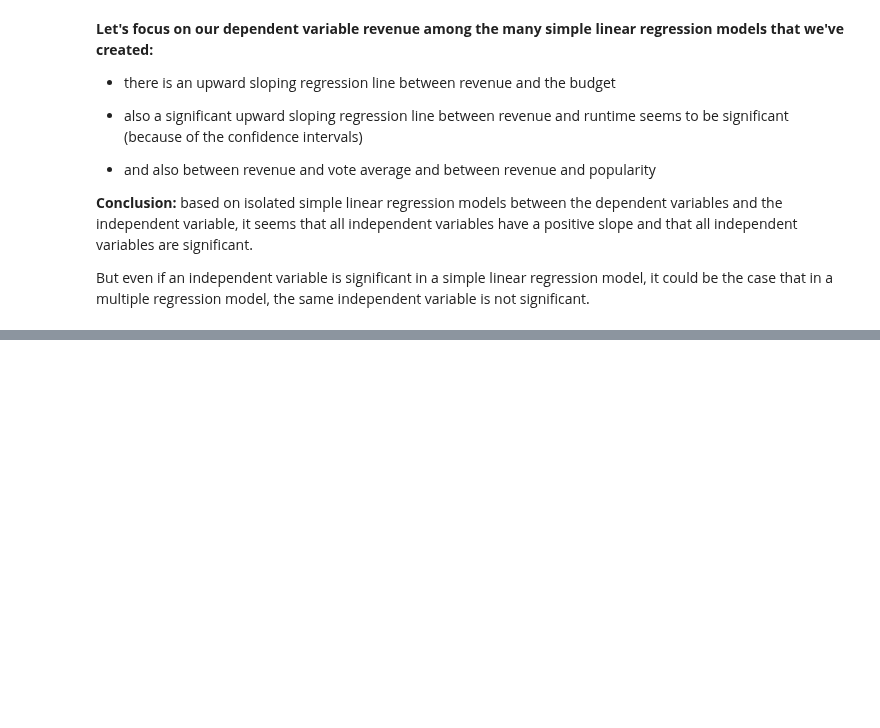
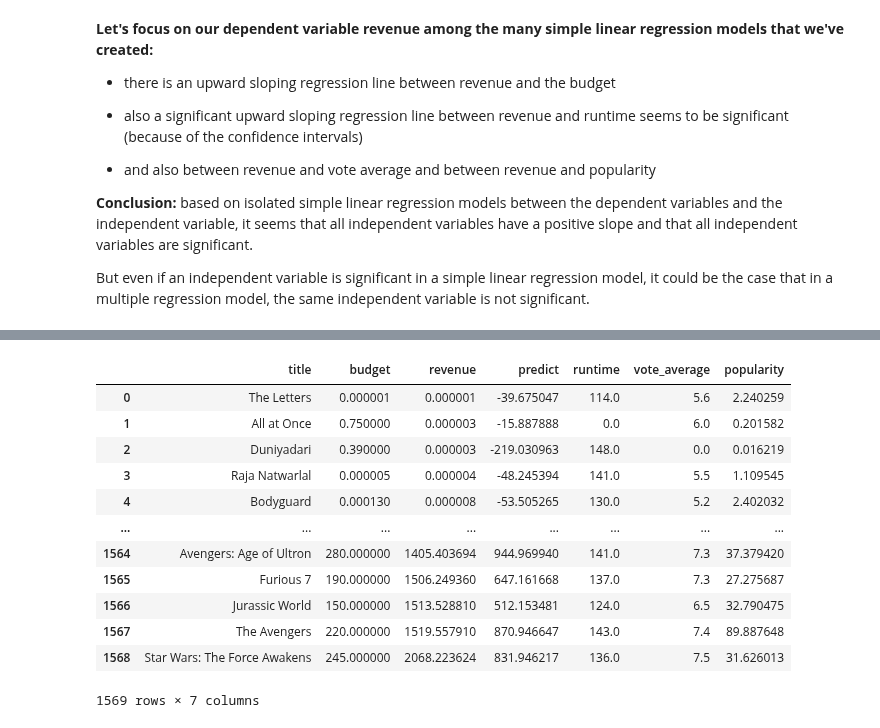
Before and after one commit to mindeleven/Analyzing-financial-data-with-python-and-rust, a Jupyter notebook: algorithmic_trading/python-for-finance-hagmann/Notebooks/ch27012_multiple_regression_model.ipynb, the cells around one changed output, grey strips where cells are left out. Saved outputs shown, nothing was run; the diff lists cells and outputs as text; code cells hidden in the pictures; blank space fills up the shorter version.

```diff
--- a/algorithmic_trading/python-for-finance-hagmann/Notebooks/ch27012_multiple_regression_model.ipynb
+++ b/algorithmic_trading/python-for-finance-hagmann/Notebooks/ch27012_multiple_regression_model.ipynb
@@ -277,0 +402,16 @@ But even if an independent variable is significant in a simple linear regression
+# %%
+df
+# %% [output]
+|  | title | budget | revenue | predict | runtime | vote_average | popularity |
+| 0 | The Letters | 0.000001 | 0.000001 | -39.675047 | 114.0 | 5.6 | 2.240259 |
+| 1 | All at Once | 0.750000 | 0.000003 | -15.887888 | 0.0 | 6.0 | 0.201582 |
+| 2 | Duniyadari | 0.390000 | 0.000003 | -219.030963 | 148.0 | 0.0 | 0.016219 |
+| 3 | Raja Natwarlal | 0.000005 | 0.000004 | -48.245394 | 141.0 | 5.5 | 1.109545 |
+| 4 | Bodyguard | 0.000130 | 0.000008 | -53.505265 | 130.0 | 5.2 | 2.402032 |
+| ... | ... | ... | ... | ... | ... | ... | ... |
+| 1564 | Avengers: Age of Ultron | 280.000000 | 1405.403694 | 944.969940 | 141.0 | 7.3 | 37.379420 |
+| 1565 | Furious 7 | 190.000000 | 1506.249360 | 647.161668 | 137.0 | 7.3 | 27.275687 |
+| 1566 | Jurassic World | 150.000000 | 1513.528810 | 512.153481 | 124.0 | 6.5 | 32.790475 |
+| 1567 | The Avengers | 220.000000 | 1519.557910 | 870.946647 | 143.0 | 7.4 | 89.887648 |
+| 1568 | Star Wars: The Force Awakens | 245.000000 | 2068.223624 | 831.946217 | 136.0 | 7.5 | 31.626013 |
+1569 rows × 7 columns
```
Also changed, not shown: parts of 39 cells of this notebook.
